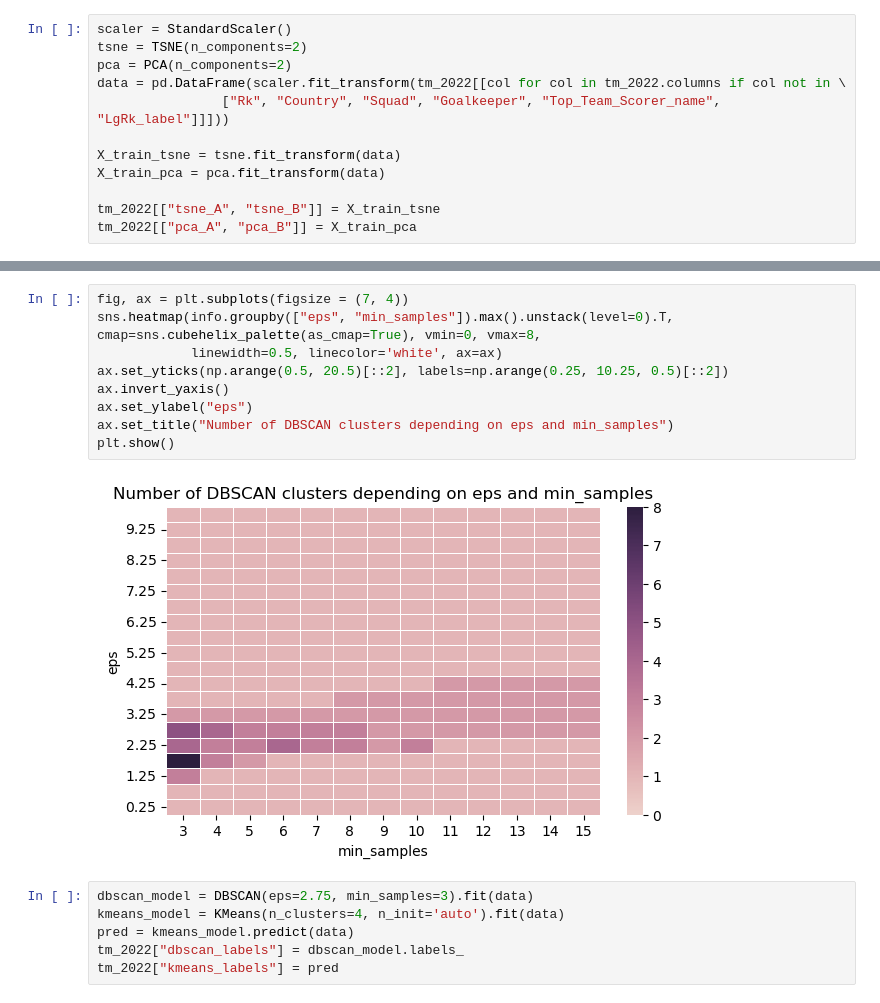
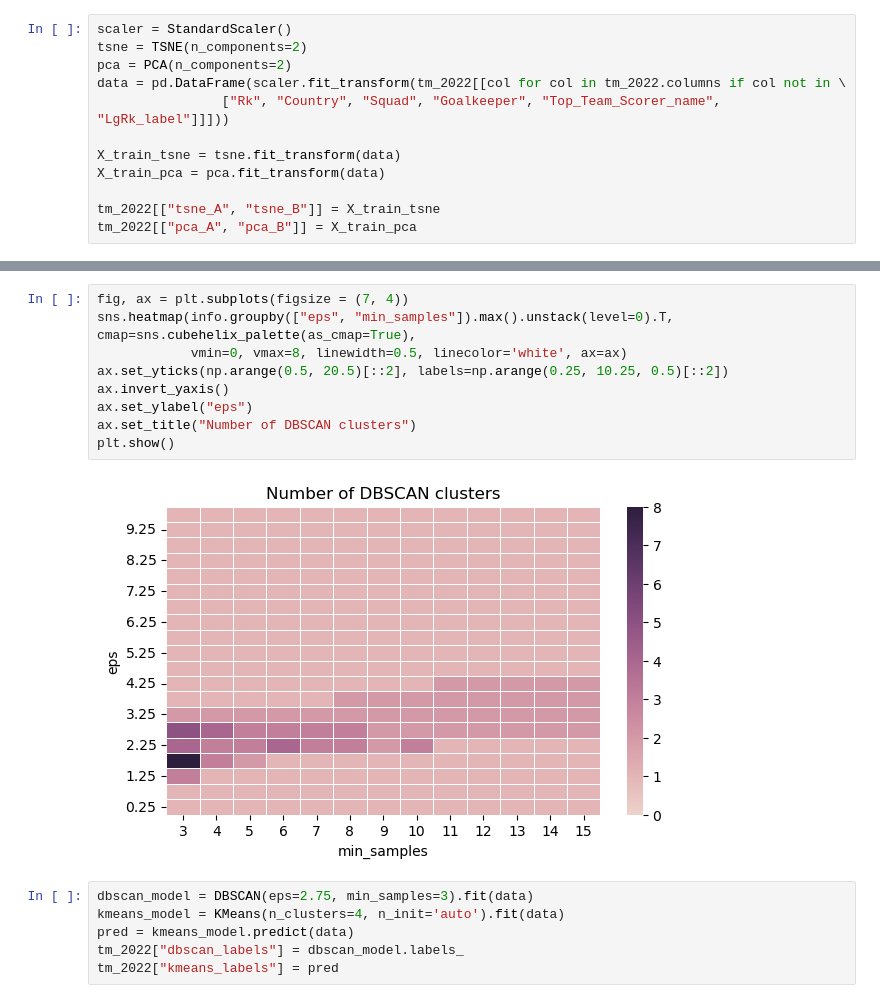
Before and after one commit to achrafkr/Data-Visualization, a Jupyter notebook: Notebooks/Football_stats.ipynb, the cells around one changed output, grey strips where cells are left out. Saved outputs shown, nothing was run; the diff lists cells and outputs as text.

```diff
--- a/Notebooks/Football_stats.ipynb
+++ b/Notebooks/Football_stats.ipynb
@@ -254,14 +263,14 @@ Wall time: 6.77 s
 # %%
 fig, ax = plt.subplots(figsize = (7, 4))
-sns.heatmap(info.groupby(["eps", "min_samples"]).max().unstack(level=0).T, cmap=sns.cubehelix_palette(as_cmap=True), vmin=0, vmax=8,
-            linewidth=0.5, linecolor='white', ax=ax)
+sns.heatmap(info.groupby(["eps", "min_samples"]).max().unstack(level=0).T, cmap=sns.cubehelix_palette(as_cmap=True),
+            vmin=0, vmax=8, linewidth=0.5, linecolor='white', ax=ax)
 ax.set_yticks(np.arange(0.5, 20.5)[::2], labels=np.arange(0.25, 10.25, 0.5)[::2])
 ax.invert_yaxis()
 ax.set_ylabel("eps")
-ax.set_title("Number of DBSCAN clusters depending on eps and min_samples")
+ax.set_title("Number of DBSCAN clusters")
 plt.show()
 # %% [output]
-[figure, old version]
+[figure, new version]
 # %%
 dbscan_model = DBSCAN(eps=2.75, min_samples=3).fit(data)
 kmeans_model = KMeans(n_clusters=4, n_init='auto').fit(data)
```
Also changed, not shown: parts of 8 cells of this notebook.
